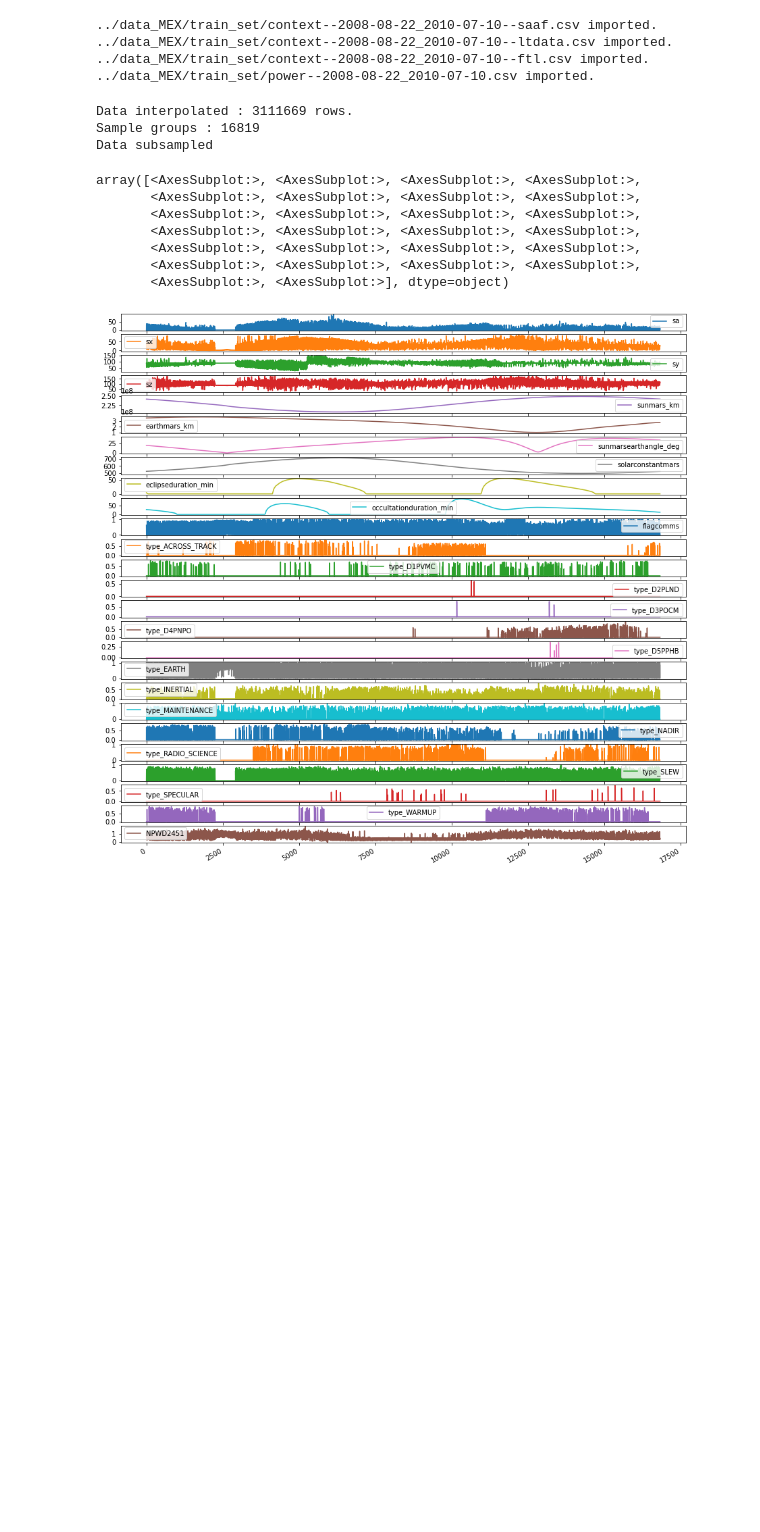
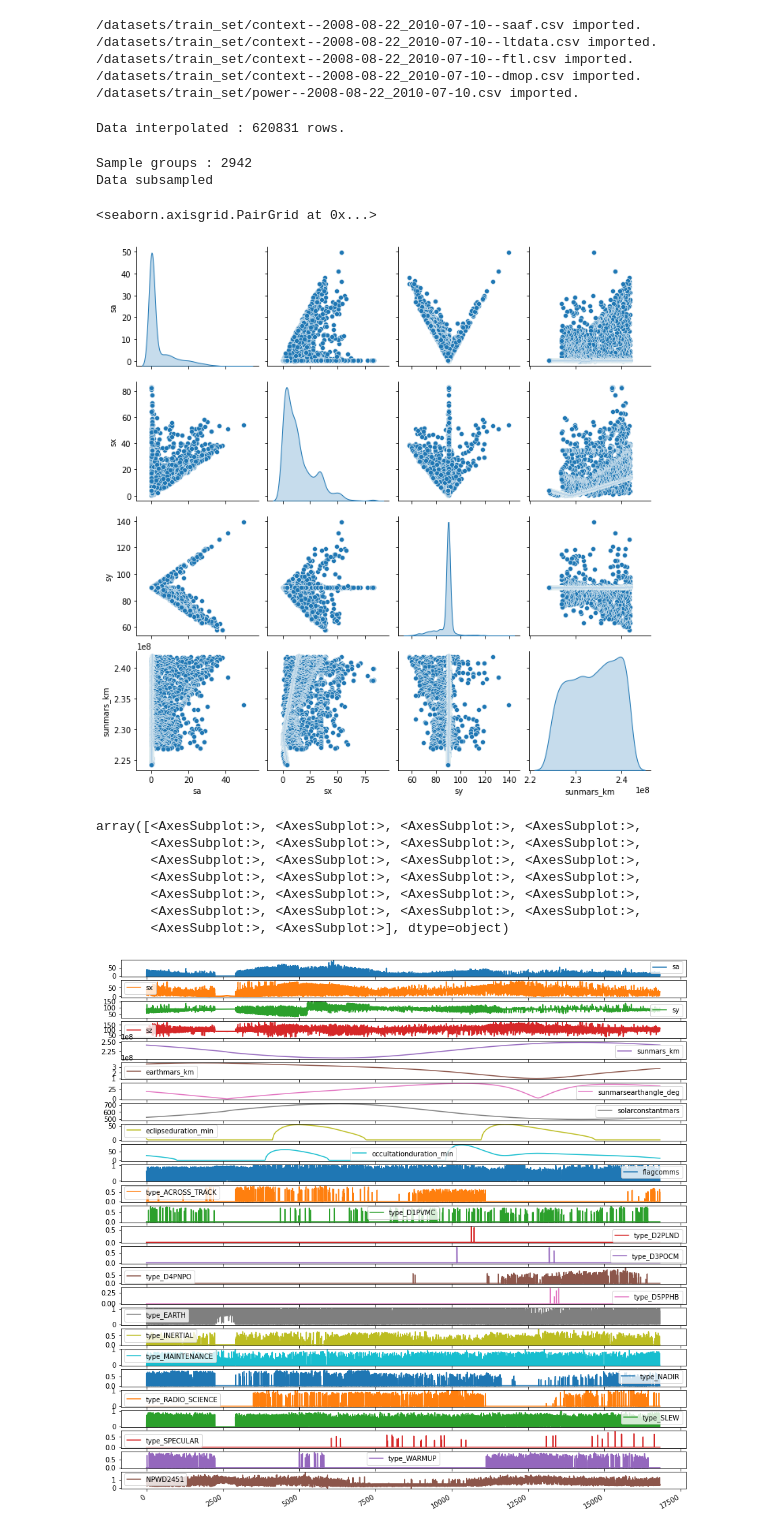
Before and after one commit to YamSok/MarsExpress, a Jupyter notebook: lab_mika.ipynb, the cells around one changed output. Cells and saved outputs as stored; diff of their text form; code cells hidden in the pictures; blank space fills up the shorter version.

```diff
--- a/lab_mika.ipynb
+++ b/lab_mika.ipynb
@@ -100,18 +146,18 @@ def subsample_df(df, sampling_rate_sec = 3600):
 saaf = import_quantitative_df("saaf")
 ltdata = import_quantitative_df("ltdata")
 ftl = import_ftl()
+dmop = import_dmop()
+
 power = import_power_col()
 
 ## categorical
 # %% [output]
-../data_MEX/train_set/context--2008-08-22_2010-07-10--saaf.csv imported.
-../data_MEX/train_set/context--2008-08-22_2010-07-10--ltdata.csv imported.
-../data_MEX/train_set/context--2008-08-22_2010-07-10--ftl.csv imported.
-../data_MEX/train_set/power--2008-08-22_2010-07-10.csv imported.
+/datasets/train_set/context--2008-08-22_2010-07-10--saaf.csv imported.
+/datasets/train_set/context--2008-08-22_2010-07-10--ltdata.csv imported.
+/datasets/train_set/context--2008-08-22_2010-07-10--ftl.csv imported.
+/datasets/train_set/context--2008-08-22_2010-07-10--dmop.csv imported.
+/datasets/train_set/power--2008-08-22_2010-07-10.csv imported.
 # %%
-data = concatenate_and_interpolate_df([saaf, ltdata, ftl, power])
-data = subsample_df(data)
+data = interpolate([saaf, ltdata, ftl, dmop, power])
 # %% [output]
-Data interpolated : 3111669 rows.
-Sample groups : 16819
-Data subsampled
+Data interpolated : 620831 rows.
@@ -120,3 +164,14 @@ data.drop(["date"], inplace = True, axis = 1)
+# %%
+data = subsample_df(data)
+# %% [output]
+Sample groups : 2942
+Data subsampled
+# %%
+import seaborn as sns
+sns.pairplot(X_train[['sa', 'sx', 'sy', 'sunmars_km']], diag_kind='kde')
+# %% [output]
+<seaborn.axisgrid.PairGrid at 0x...>
+[figure, added]
 # %%
 data.plot(subplots=True, figsize=(15,16))
 # %% [output]
```
Also changed, not shown: parts of 25 cells of this notebook, 1 other file.
